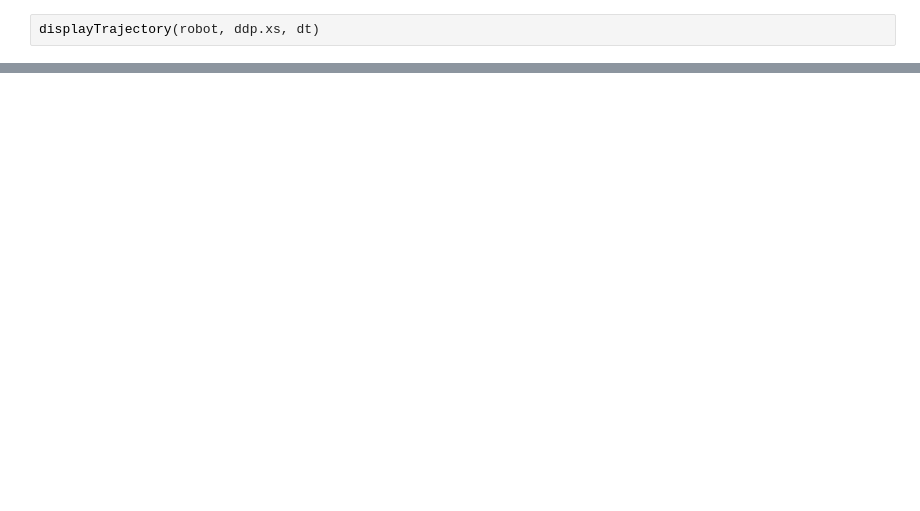
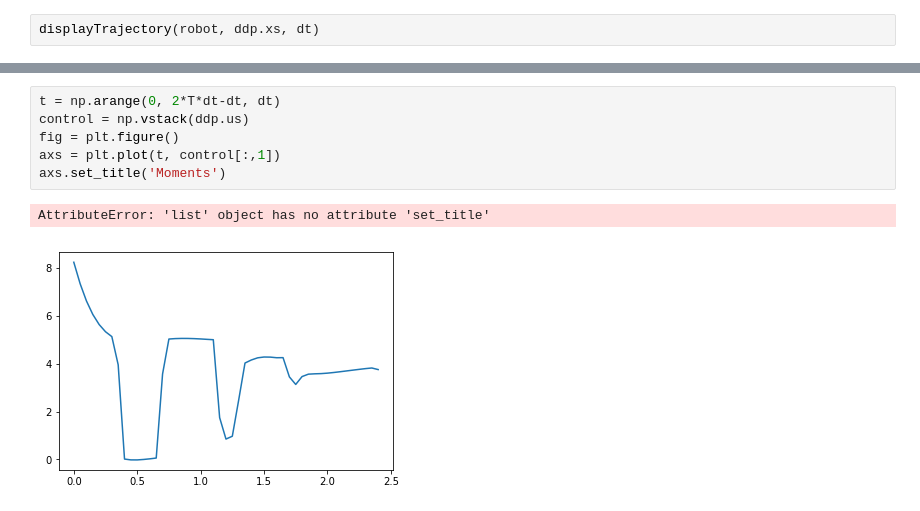
Before and after one commit to loco-3d/crocoddyl, a Jupyter notebook: examples/notebooks/kinton_flying_mission.ipynb, the cells around one changed output, grey strips where cells are left out. Drawn from its saved outputs; the diff is of its cells as text; blank space fills up the shorter version.

```diff
--- a/examples/notebooks/kinton_flying_mission.ipynb
+++ b/examples/notebooks/kinton_flying_mission.ipynb
@@ -217,0 +170,9 @@ Text(0.5,0,'[s]')
+# %%
+t = np.arange(0, 2*T*dt-dt, dt)
+control = np.vstack(ddp.us)
+fig = plt.figure()
+axs = plt.plot(t, control[:,1])
+axs.set_title('Moments')
+# %% [output]
+AttributeError: 'list' object has no attribute 'set_title'
+[figure, added]
```
Also changed, not shown: parts of 7 cells of this notebook, 5 other files.
